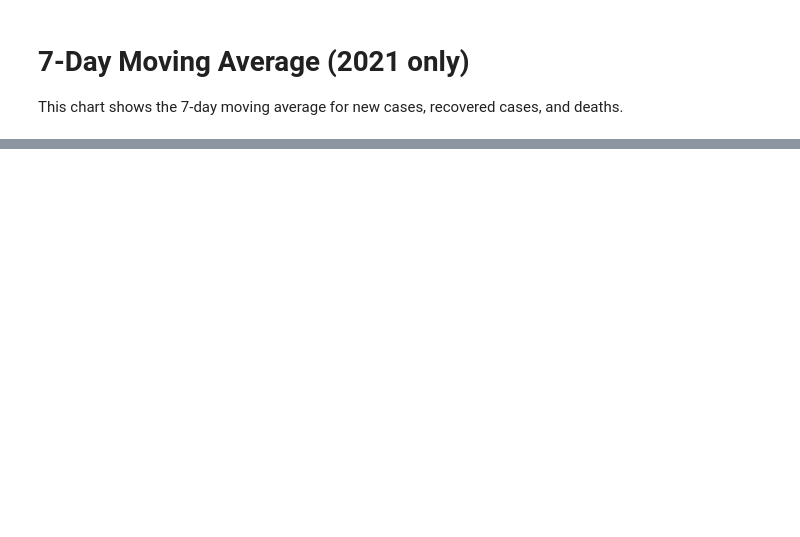
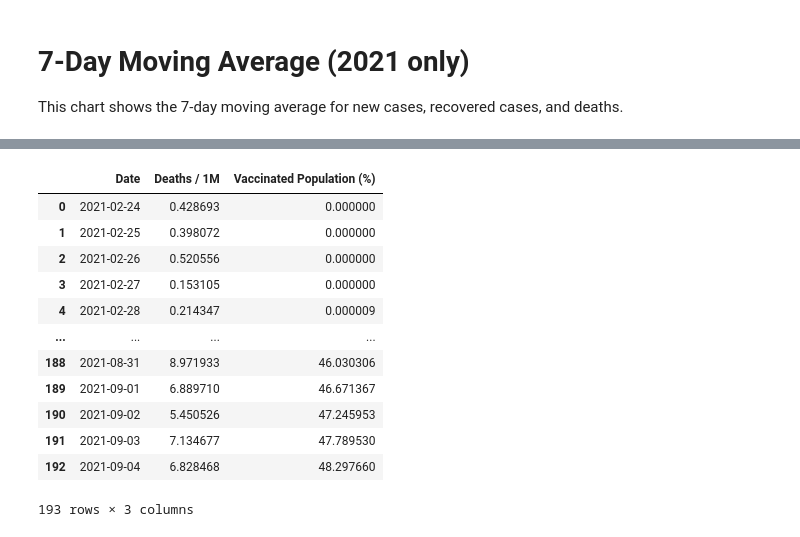
Before and after one commit to Thineswar/COVID-19_Analysis, a Jupyter notebook: Covid.ipynb, the cells around one changed output, grey strips where cells are left out. Cells and saved outputs as stored; diff of their text form; code cells hidden in the pictures; blank space fills up the shorter version.

```diff
--- a/Covid.ipynb
+++ b/Covid.ipynb
@@ -482,0 +475,52 @@ plt.show()
+# %%
+#Calculating deaths per 1 million (cumulative deaths / population * 1 million)
+deaths_overall['Deaths / 1M'] = deaths_overall.apply(
+    lambda row: (row['deaths_new'] / population.iloc[0]['Population']) * 1000000, axis = 1
+)
+
+#Taking only necessary columns
+deaths_overall = deaths_overall[['Date', 'Deaths / 1M']].copy()
+
+#Reading CSV file for vaccination numbers
+vaccination = pd.read_csv(
+    'https://raw.githubusercontent.com/CITF-Malaysia/citf-public/main/vaccination/vax_malaysia.csv'
+)
+
+#Renaming the columns
+vaccination = vaccination.rename(columns = {'date':'Date', 'cumul_full': 'Cum Vaccinated'})
+
+#Calculating vaccinated population (%)
+vaccination['Vaccinated Population (%)'] = vaccination.apply(
+    lambda row: (row['Cum Vaccinated'] / population.iloc[0]['Population']) * 100, axis = 1
+)
+
+#Taking only necessary columns
+vaccination = vaccination[['Date', 'Vaccinated Population (%)']].copy()
+
+#Converting Date column datatypes in both deaths and vaccination tables
+vaccination['Date'] = pd.to_datetime(vaccination['Date'])
+deaths_overall['Date'] = pd.to_datetime(deaths_overall['Date'])
+
+#Adding 2-weeks to each row in deaths table
+deaths_overall['Date'] = deaths_overall.apply(
+    lambda row: (row['Date'] + timedelta(days=14)), axis = 1
+)
+
+#Merging with vaccination data
+death_vs_vaccinated = deaths_overall.merge(vaccination, how='inner')
+
+death_vs_vaccinated
+# %% [output]
+|  | Date | Deaths / 1M | Vaccinated Population (%) |
+| 0 | 2021-02-24 | 0.428693 | 0.000000 |
+| 1 | 2021-02-25 | 0.398072 | 0.000000 |
+| 2 | 2021-02-26 | 0.520556 | 0.000000 |
+| 3 | 2021-02-27 | 0.153105 | 0.000000 |
+| 4 | 2021-02-28 | 0.214347 | 0.000009 |
+| ... | ... | ... | ... |
+| 188 | 2021-08-31 | 8.971933 | 46.030306 |
+| 189 | 2021-09-01 | 6.889710 | 46.671367 |
+| 190 | 2021-09-02 | 5.450526 | 47.245953 |
+| 191 | 2021-09-03 | 7.134677 | 47.789530 |
+| 192 | 2021-09-04 | 6.828468 | 48.297660 |
+193 rows × 3 columns
```
Also changed, not shown: parts of 10 cells of this notebook.
